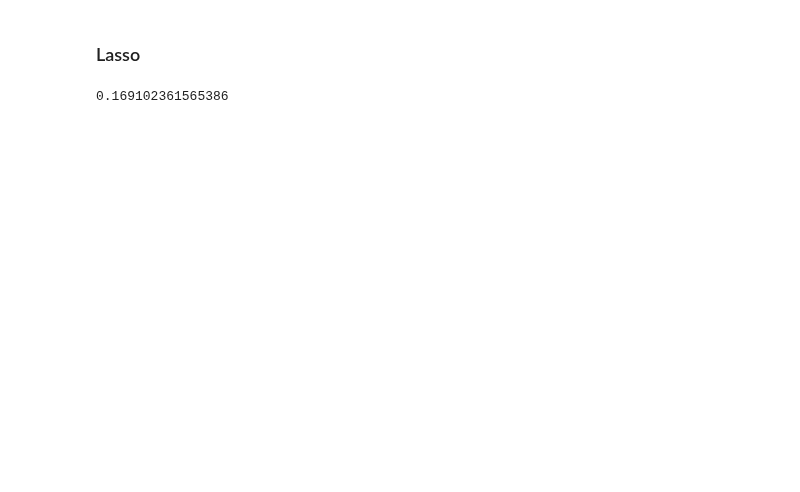
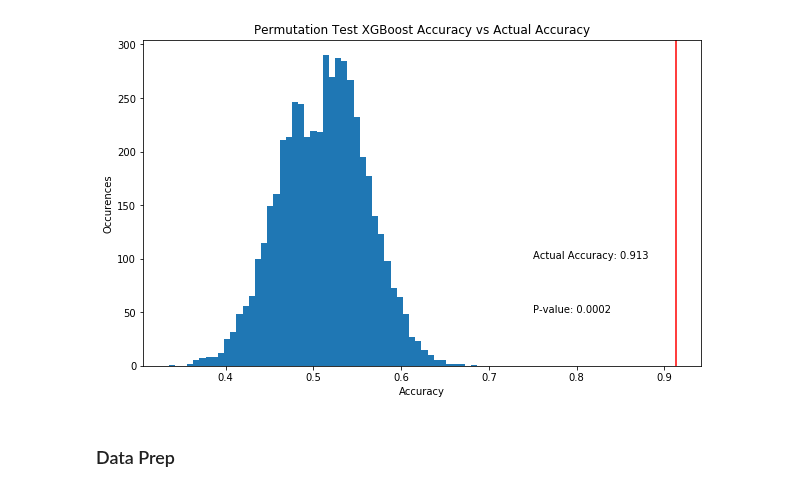
Before and after one commit to NCBI-Hackathons/ConsensusML, a Jupyter notebook: scripts/cm_work/first_round_hack.ipynb, the cells around one changed output. Cells and saved outputs as stored; diff of their text form; code cells hidden in the pictures; blank space fills up the shorter version.

Commit message:
model all rounds of project

```diff
--- a/scripts/cm_work/first_round_hack.ipynb
+++ b/scripts/cm_work/first_round_hack.ipynb
@@ -5,17 +21,10 @@ from data_prep import create_x_y_data
+# %%
+histogram_plot('xgb_permutation_acc.csv', 'XGBoost', 'accuracy')
+# %% [output]
+[figure, added]
+# %% [markdown]
+### Data Prep
 # %%
 X_train, y_train, X_test, y_test, X, y = create_x_y_data()
 # %%
 columns = X_train.columns
-# %% [markdown]
-### Lasso
-# %%
-from sklearn.linear_model import LogisticRegression
-from sklearn.metrics import log_loss
-
-log_model = LogisticRegression(penalty='l1', solver='saga', max_iter=10000)
-log_model.fit(X_train, y_train)
-y_pred = log_model.predict_proba(X_test)
-log_model_ll = log_loss(y_test, y_pred)
-log_model_ll
-# %% [output]
-0.169102361565386
```
Also changed, not shown: parts of 69 cells of this notebook.
